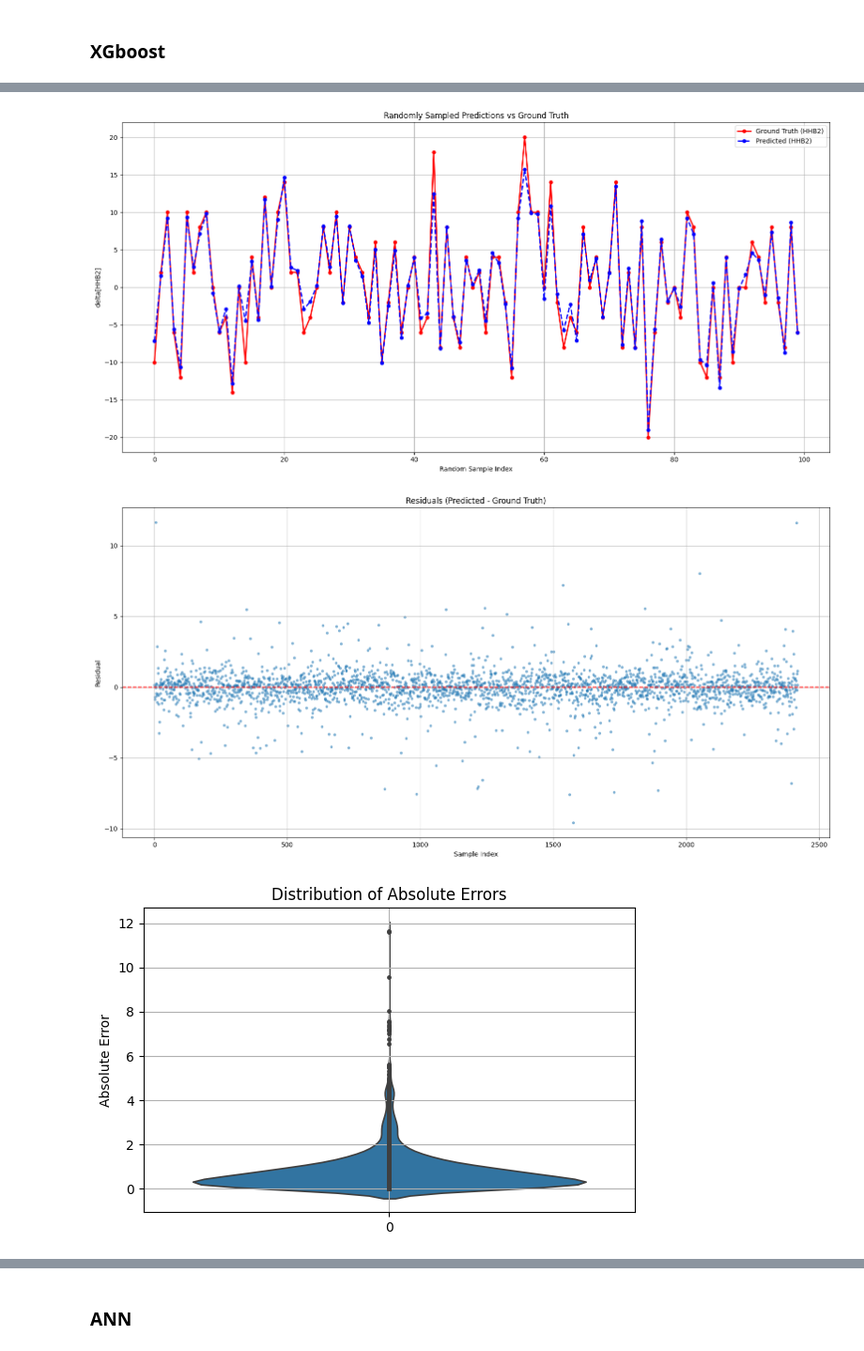
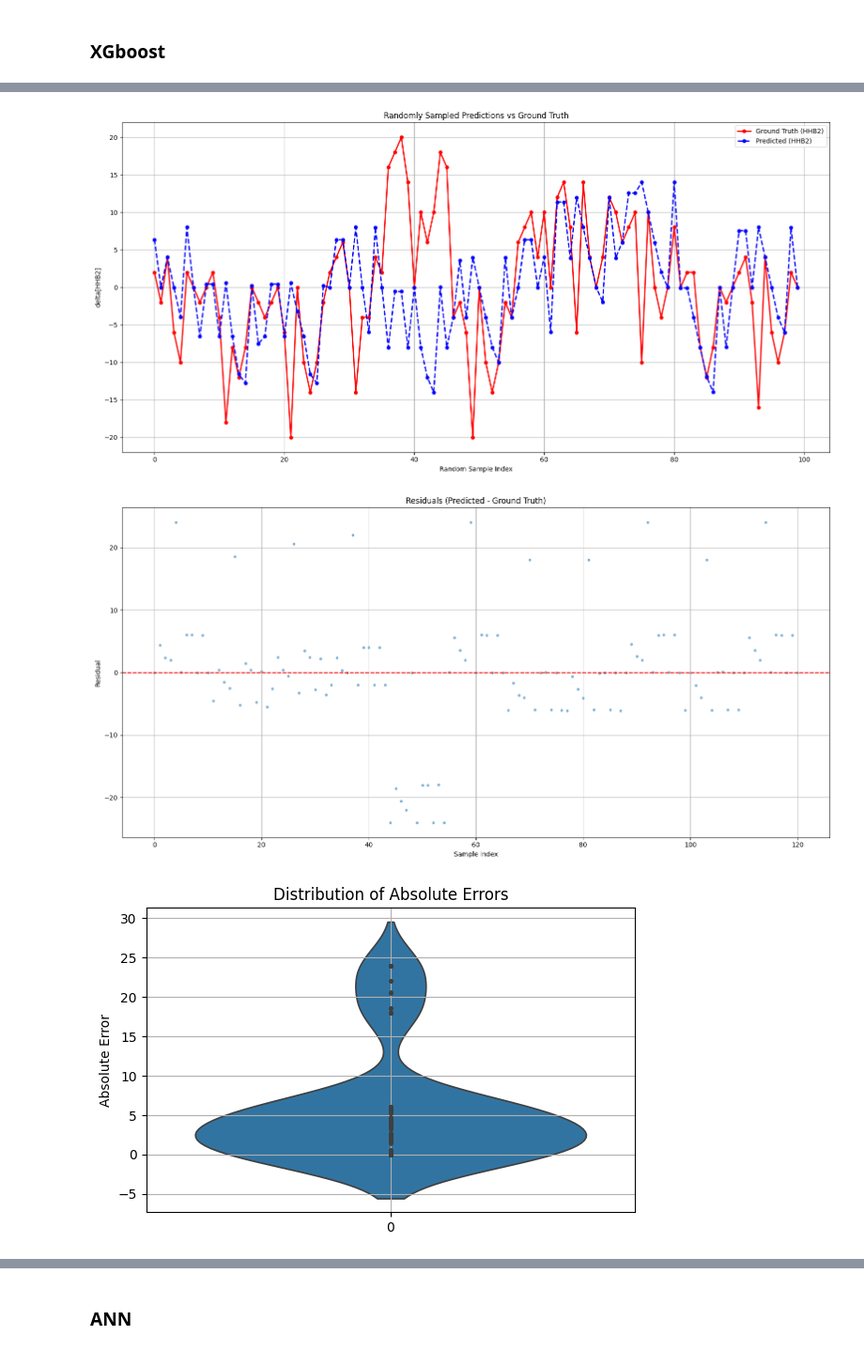
Before and after one commit to HaiyangTa/MCX_bbnirs_simulation_2layer, a Jupyter notebook: Fittings/CW_hhb2_delta.ipynb, the cells around one changed output, grey strips where cells are left out. Shown at 94% size. Cells and saved outputs as stored; diff of their text form; code cells hidden in the pictures.

```diff
--- a/Fittings/CW_hhb2_delta.ipynb
+++ b/Fittings/CW_hhb2_delta.ipynb
@@ -158,9 +179,6 @@ print(Y_new.shape)  # (25600, 1)
 import xgboost as xgb
 from sklearn.model_selection import train_test_split
 from sklearn.metrics import mean_squared_error
-
-X_train, X_test, y_train, y_test = train_test_split(X_new, Y_new, test_size=0.2, random_state=42)
-print(X_train.shape, X_test.shape, y_train.shape, y_test.shape)
 
 model = xgb.XGBRegressor(
     objective='reg:squarederror',
@@ -171,5 +189,5 @@ model = xgb.XGBRegressor(
     predictor='gpu_predictor'
 )
 
-model.fit(X_train, y_train)
+model.fit(X_train_pairs, Y_train_diffs)
 # %% [output]
@@ -194,6 +211,6 @@ XGBRegressor(base_score=None, booster=None, callbacks=None,
 # %%
-y_preds = np.column_stack([model.predict(X_test)])
-mse = np.mean((y_preds - y_test)**2, axis=0)
+y_preds = np.column_stack([model.predict(X_test_pairs)])
+mse = np.mean((y_preds - Y_test_diffs)**2, axis=0)
 # %% [output]
     E.g. tree_method = "hist", device = "cuda"
 
@@ -205,19 +229,15 @@ array([1.6997109])
 # %%
-import numpy as np
-import matplotlib.pyplot as plt
-import seaborn as sns
-import matplotlib.pyplot as plt
 import numpy as np
 import matplotlib.pyplot as plt
 import seaborn as sns
 
 
 # Randomly select 100 indices
-indices = np.random.choice(len(y_test), size=100, replace=False)
+indices = np.random.choice(len(Y_test_diffs), size=100, replace=False)
 indices = np.sort(indices)
 
 # Extract corresponding values
-y_test_sampled = y_test[indices]
+y_test_sampled = Y_test_diffs[indices]
 y_pred_sampled = y_preds[indices]
 # Plot with circular markers
 plt.figure(figsize=(16, 8))
@@ -231,9 +251,9 @@ plt.grid(True)
 plt.tight_layout()
 plt.show()
 # %% [output]
-[figure, old version]
+[figure, new version]
 # %%
-residuals = y_preds - y_test
+residuals = y_preds - Y_test_diffs
 
 plt.figure(figsize=(16, 8))
 plt.scatter(range(len(residuals)), residuals, s=10, alpha=0.5)
@@ -245,19 +265,19 @@ plt.grid(True)
 plt.tight_layout()
 plt.show()
 # %% [output]
-[figure, old version]
+[figure, new version]
 # %%
 
 # Assume these are your predictions and ground truth
-errors = np.abs(y_preds - y_test)  # absolute error
+errors = np.abs(y_preds - Y_test_diffs)  # absolute error
 
 # Create violin plot
 plt.figure(figsize=(6, 4))
 sns.violinplot(data=errors, inner="point", linewidth=1.2)
 plt.ylabel("Absolute Error")
 plt.title("Distribution of Absolute Errors")
 plt.grid(True)
 plt.tight_layout()
 plt.show()
 # %% [output]
-[figure, old version]
+[figure, new version]
```
Also changed, not shown: parts of 14 cells of this notebook, 1 other file.
